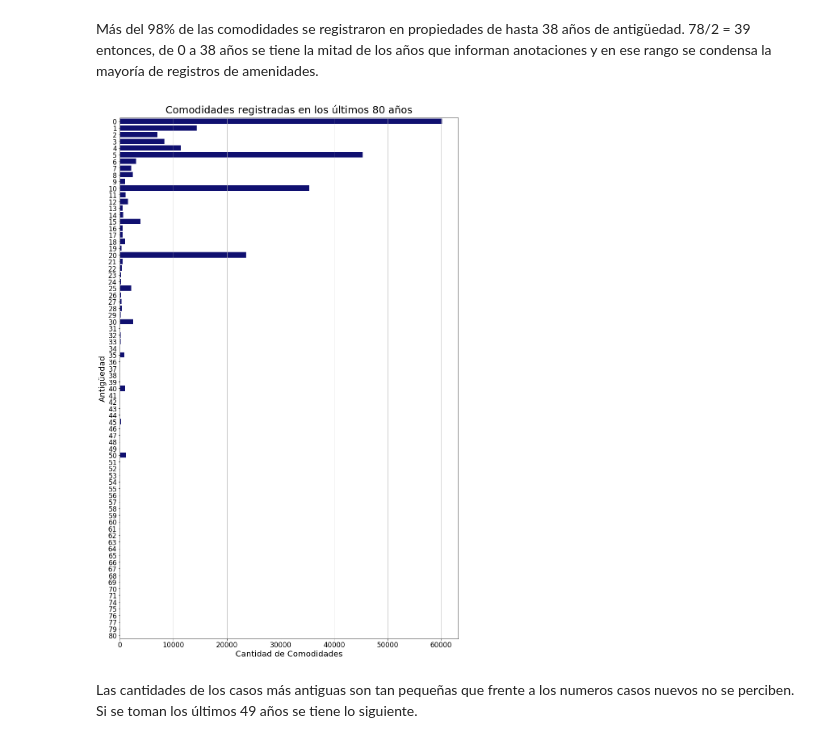
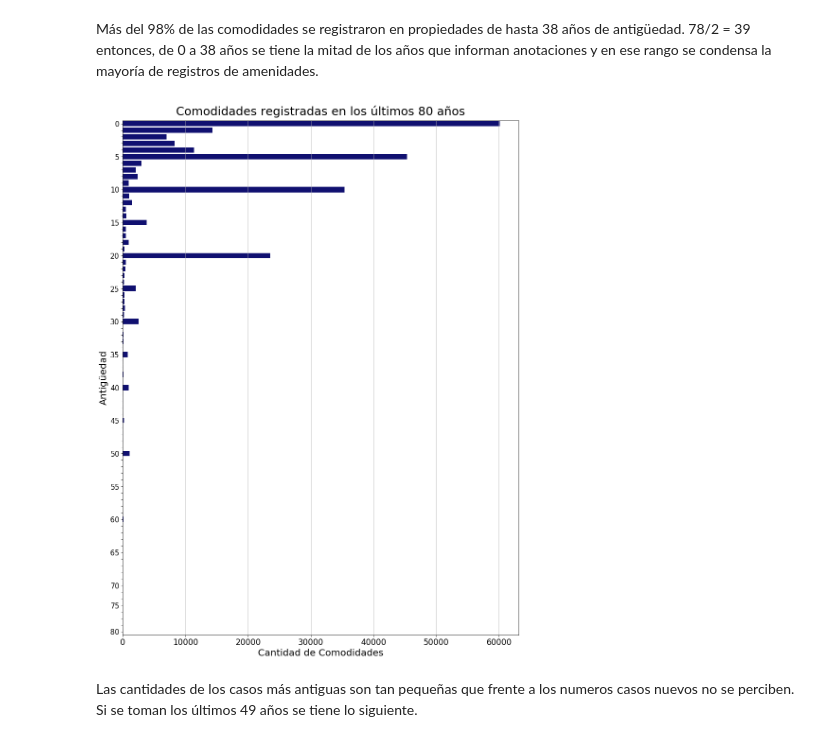
Before and after one commit to komod0/TPs-Org.Datos, a Jupyter notebook: tp1/nbfacundo.ipynb, the cells around one changed output. Drawn from its saved outputs; the diff is of its cells as text; code cells hidden in the pictures.

Commit message:
Se agregó la visualización de yticks en intervalos de 5 para las cantidades de comodidades por año

```diff
--- a/tp1/nbfacundo.ipynb
+++ b/tp1/nbfacundo.ipynb
@@ -1068,17 +1068,24 @@ Cantidad de años que registran comodidades: 78
 # %% [markdown]
 Más del 98% de las comodidades se registraron en propiedades de hasta 38 años de antigüedad. 78/2 = 39 entonces, de 0 a 38 años se tiene la mitad de los años que informan anotaciones y en ese rango se condensa la mayoría de registros de amenidades.
 # %%
-plt.figure(figsize = (15,23.7))
-sb.barplot(x = 'Total', y = 'Antiguedad', data = df_comodidad_anios[0:78], color = 'navy', orient = 'h')
+plt.figure(figsize = (15,20))
+plot = sb.barplot(x = 'Total', y = 'Antiguedad', data = df_comodidad_anios[0:78], color = 'navy', orient = 'h')
 plt.title('Comodidades registradas en los últimos 80 años', fontsize = 25, y = 1.005)
 plt.xticks(fontsize = 17, rotation = 0, ha = 'center')
-plt.yticks(fontsize = 17)
+plt.yticks(fontsize = 15)
 plt.ylabel('Antigüedad', fontsize = 20)
 plt.xlabel('Cantidad de Comodidades', fontsize = 20)
 plt.gca().xaxis.grid(True)
+
+for label in plot.get_yticklabels():
+    if np.int(label.get_text()) % 5 == 0:
+        label.set_visible(True)
+    else:
+        label.set_visible(False)
+
 plt.show()
 # %% [output]
-[figure, old version]
+[figure, new version]
 # %% [markdown]
 Las cantidades de los casos más antiguas son tan pequeñas que frente a los numeros casos nuevos no se perciben. Si se toman los últimos 49 años se tiene lo siguiente.
 # %%
```
Also changed, not shown: parts of 1 cell of this notebook.
